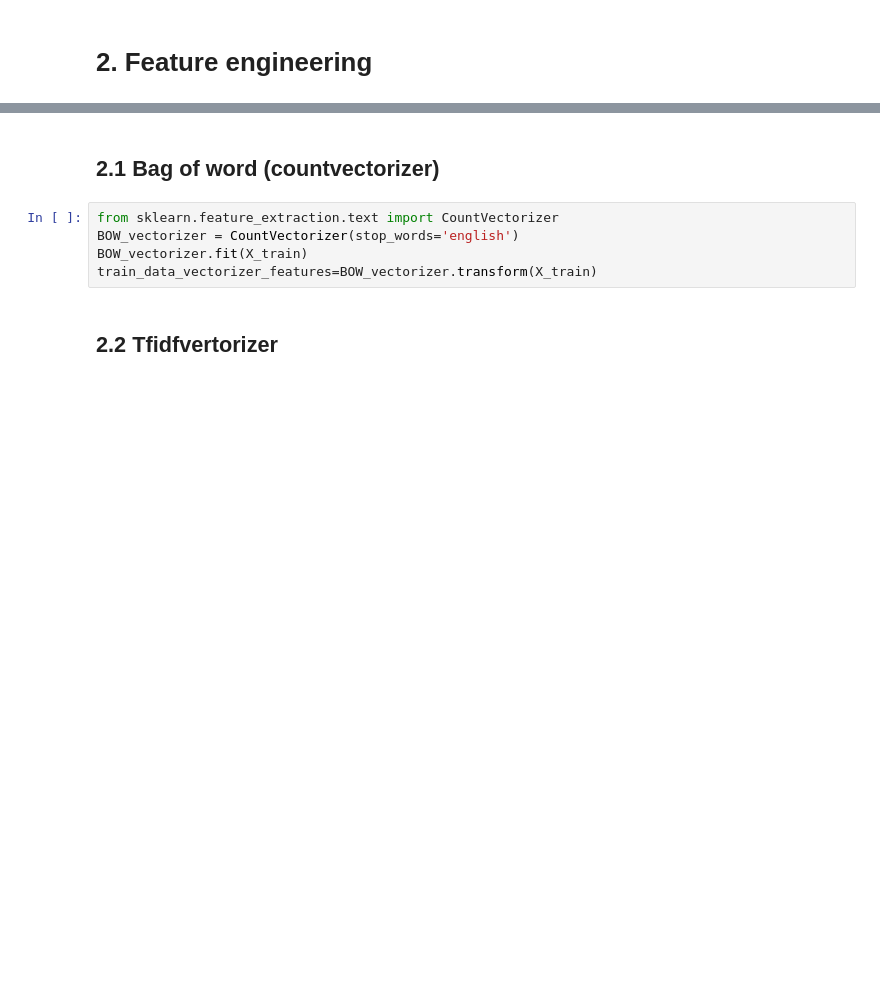
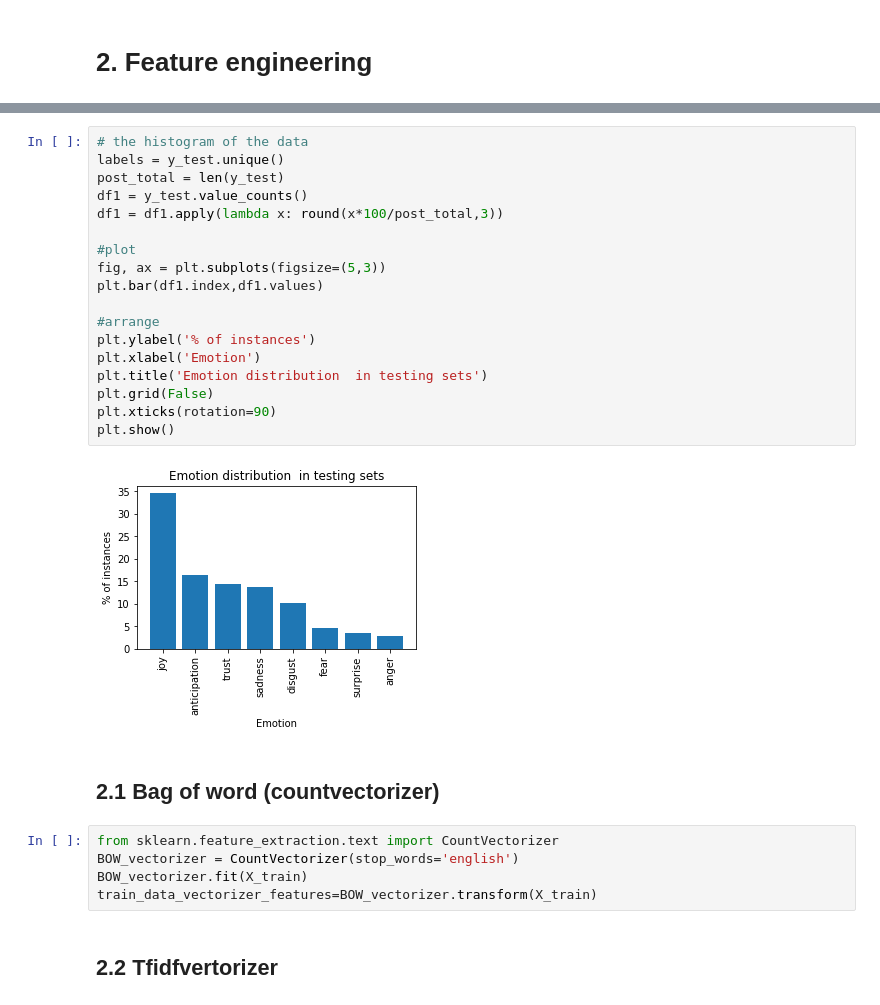
Before and after one commit to leolin65/DM2022-HW2, a Jupyter notebook: Kaggle_final.ipynb, the cells around one changed output, grey strips where cells are left out. Drawn from its saved outputs; the diff is of its cells as text; blank space fills up the shorter version.

```diff
--- a/Kaggle_final.ipynb
+++ b/Kaggle_final.ipynb
@@ -1121,3 +1169,23 @@ plt.show()
+# %%
+# the histogram of the data
+labels = y_test.unique()
+post_total = len(y_test)
+df1 = y_test.value_counts()
+df1 = df1.apply(lambda x: round(x*100/post_total,3))
+
+#plot
+fig, ax = plt.subplots(figsize=(5,3))
+plt.bar(df1.index,df1.values)
+
+#arrange
+plt.ylabel('% of instances')
+plt.xlabel('Emotion')
+plt.title('Emotion distribution  in testing sets')
+plt.grid(False)
+plt.xticks(rotation=90)
+plt.show()
+# %% [output]
+[figure, added]
 # %% [markdown]
 ## 2.1 Bag of word (countvectorizer)
 # %%
```
Also changed, not shown: parts of 151 cells of this notebook.
